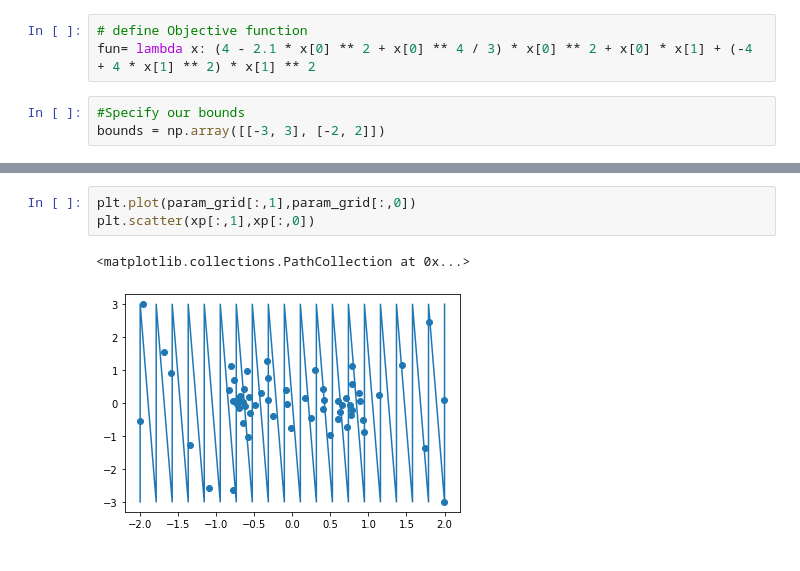
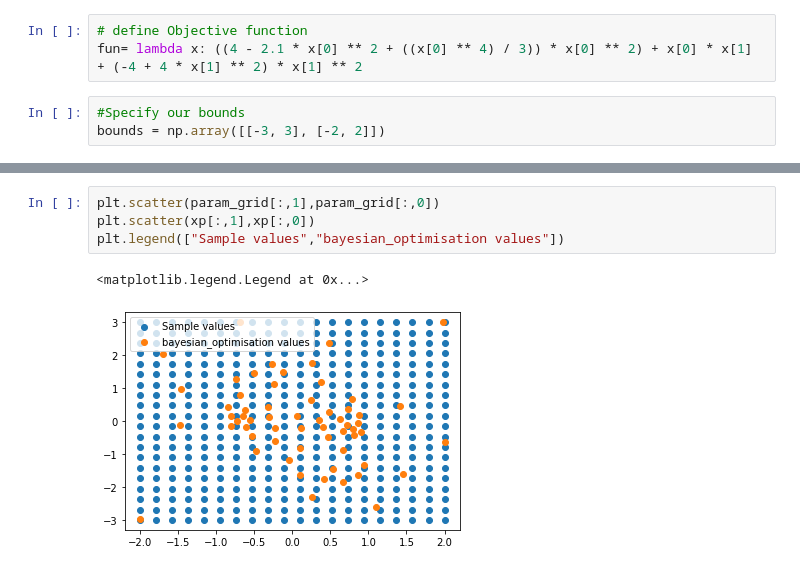
Before and after one commit to siddahant/DESOPT, a Jupyter notebook: bayesian_optimisation.ipynb, the cells around one changed output, grey strips where cells are left out. Drawn from its saved outputs; the diff is of its cells as text.

```diff
--- a/bayesian_optimisation.ipynb
+++ b/bayesian_optimisation.ipynb
@@ -10,7 +14,7 @@ import numpy as np
 %run ./plotters.py
 # %%
 # define Objective function
-fun= lambda x: (4 - 2.1 * x[0] ** 2 + x[0] ** 4 / 3) * x[0] ** 2 + x[0] * x[1] + (-4 + 4 * x[1] ** 2) * x[1] ** 2
+fun= lambda x: ((4 - 2.1 * x[0] ** 2 + ((x[0] ** 4) / 3)) * x[0] ** 2) + x[0] * x[1] + (-4 + 4 * x[1] ** 2) * x[1] ** 2
 # %%
 #Specify our bounds
 bounds = np.array([[-3, 3], [-2, 2]])
@@ -74,7 +77,8 @@ plot_iteration(X1, xp, yp, first_iter=0, second_param_grid=X2, optimum=[xp[np.ar
 ... (47 outputs left out)
 # %%
-plt.plot(param_grid[:,1],param_grid[:,0])
+plt.scatter(param_grid[:,1],param_grid[:,0])
 plt.scatter(xp[:,1],xp[:,0])
+plt.legend(["Sample values","bayesian_optimisation values"])
 # %% [output]
-<matplotlib.collections.PathCollection at 0x...>
+<matplotlib.legend.Legend at 0x...>
-[figure, old version]
+[figure, new version]
```
Also changed, not shown: parts of 10 cells of this notebook.
